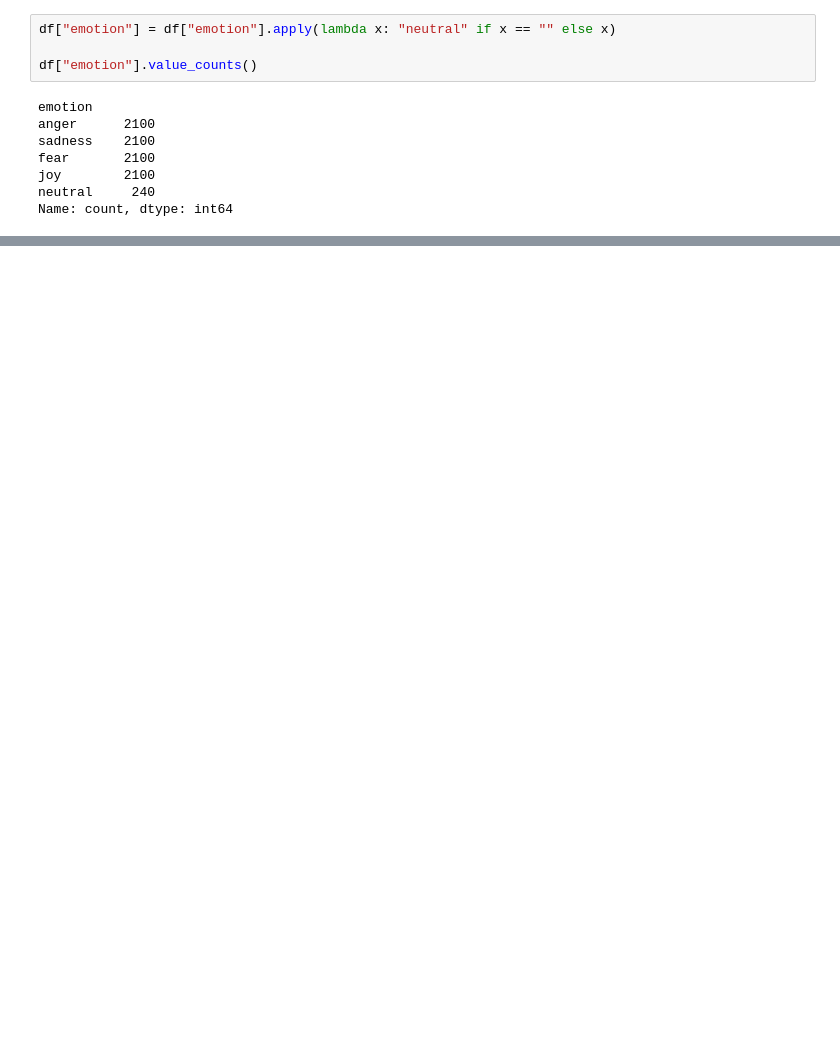
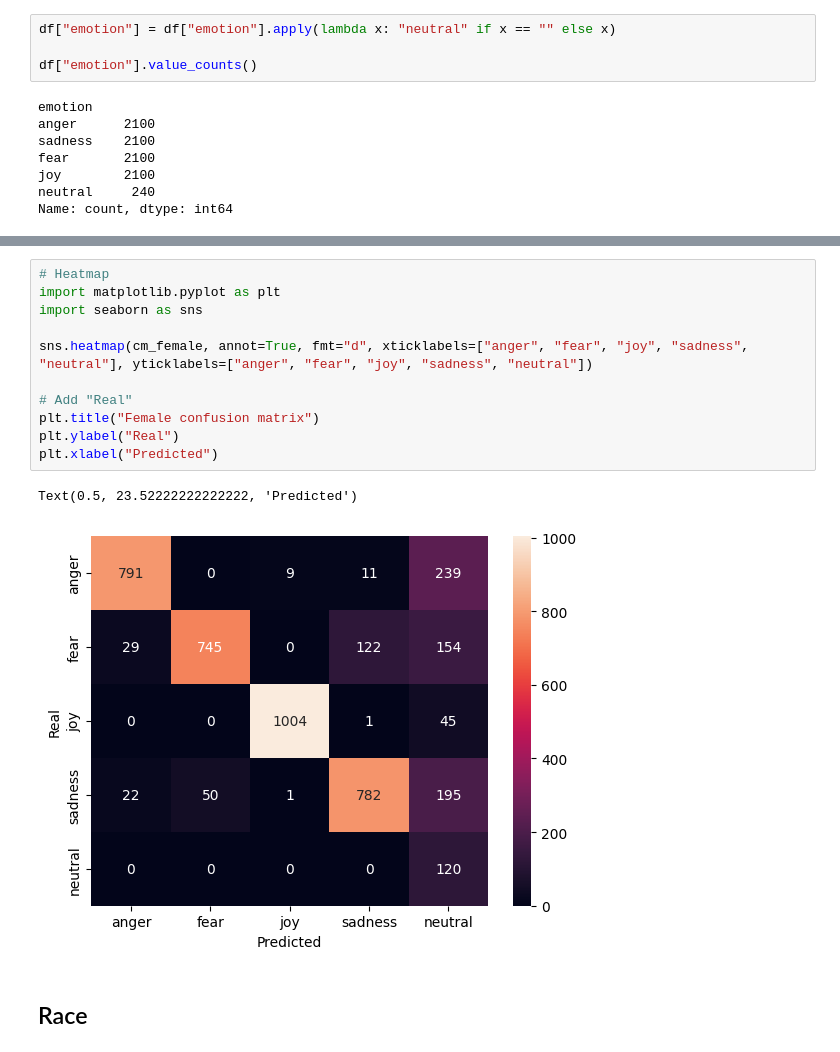
Before and after one commit to pysentimiento/pysentimiento, a Jupyter notebook: notebooks/fairness/equity-corpus.ipynb, the cells around one changed output, grey strips where cells are left out. Cells and saved outputs as stored; diff of their text form; blank space fills up the shorter version.

```diff
--- a/notebooks/fairness/equity-corpus.ipynb
+++ b/notebooks/fairness/equity-corpus.ipynb
@@ -148,0 +197,16 @@ Name: count, dtype: int64
+# %%
+# Heatmap
+import matplotlib.pyplot as plt
+import seaborn as sns
+
+sns.heatmap(cm_female, annot=True, fmt="d", xticklabels=["anger", "fear", "joy", "sadness", "neutral"], yticklabels=["anger", "fear", "joy", "sadness", "neutral"])
+
+# Add "Real"
+plt.title("Female confusion matrix")
+plt.ylabel("Real")
+plt.xlabel("Predicted")
+# %% [output]
+Text(0.5, 23.52222222222222, 'Predicted')
+[figure, added]
+# %% [markdown]
+## Race
```
Also changed, not shown: parts of 10 cells of this notebook.
